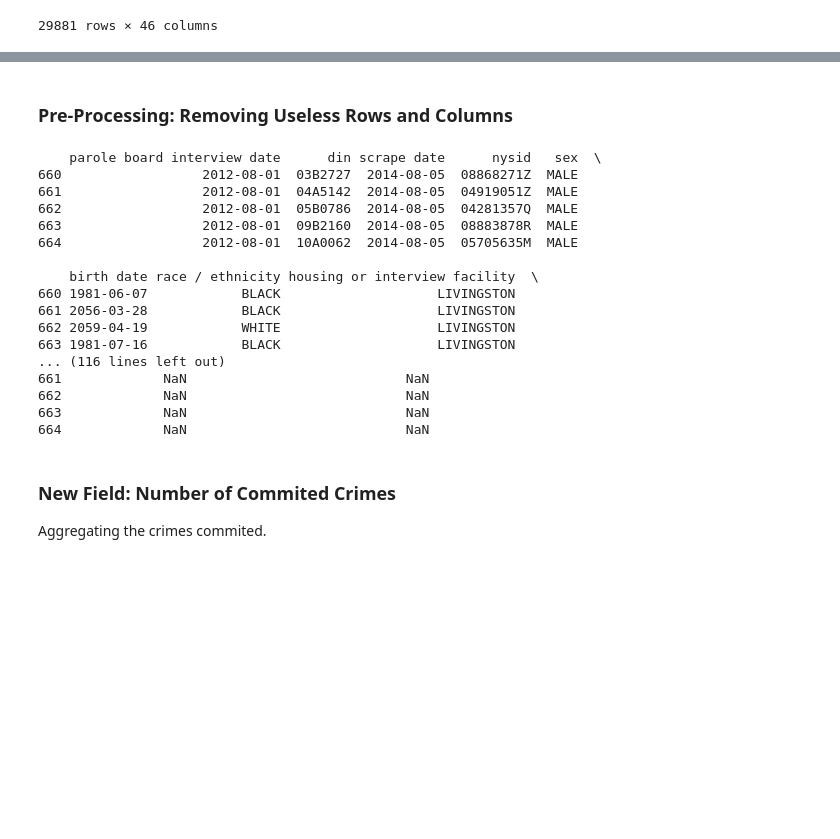
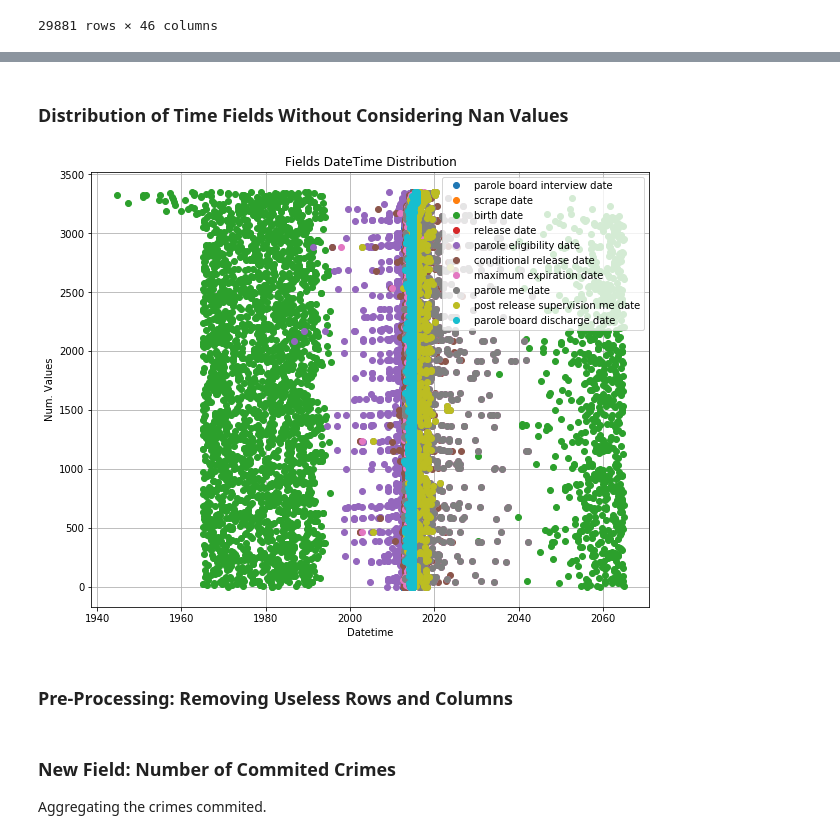
Before and after one commit to lucasgsfelix/Parole-Problem-HCML, a Jupyter notebook: 4-Parole Dataset/Pre-Processing.ipynb, the cells around one changed output, grey strips where cells are left out. Drawn from its saved outputs; the diff is of its cells as text; code cells hidden in the pictures; blank space fills up the shorter version.

```diff
--- a/4-Parole Dataset/Pre-Processing.ipynb
+++ b/4-Parole Dataset/Pre-Processing.ipynb
@@ -160,33 +188,25 @@ parole board discharge date 2012-11-17 00:00:00
+# %% [markdown]
+### Distribution of Time Fields Without Considering Nan Values
+# %%
+date_columns = list(filter(lambda x: 'date' in x, df_complete_date.columns))
+make_graph(df_complete_date, date_columns)
+# %% [output]
+[figure, added]
 # %% [markdown]
 ### Pre-Processing: Removing Useless Rows and Columns
 # %%
-pd.set_option('display.max_columns', 500)
-print(df.head(5))
+# pd.set_option('display.max_columns', 500)
 # removing columns with useless informartion or with many NaN values
-df = df.drop(['year of entry', 'scrape date', 'din', 'nysid'],  axis=1)
+
+crimes = ['crime 5 - crime of conviction', 'crime 5 - class',
+          'crime 5 - county of commitment']
+
+df = df.drop(['year of entry', 'scrape date', 'din', 'nysid'] + crimes,  axis=1)
 # removing instances with NaN values
 columns_instances = ['aggregated minimum sentence', 'aggregated maximum sentence']
 df.dropna(axis=0, subset=columns_instances, inplace=True)
 for feature in columns_instances:
     df = df[df[feature].str.contains("-")]
-# %% [output]
-    parole board interview date      din scrape date      nysid   sex  \
-660                  2012-08-01  03B2727  2014-08-05  08868271Z  MALE
-661                  2012-08-01  04A5142  2014-08-05  04919051Z  MALE
-662                  2012-08-01  05B0786  2014-08-05  04281357Q  MALE
-663                  2012-08-01  09B2160  2014-08-05  08883878R  MALE
-664                  2012-08-01  10A0062  2014-08-05  05705635M  MALE
-
-    birth date race / ethnicity housing or interview facility  \
-660 1981-06-07            BLACK                    LIVINGSTON
-661 2056-03-28            BLACK                    LIVINGSTON
-662 2059-04-19            WHITE                    LIVINGSTON
-663 1981-07-16            BLACK                    LIVINGSTON
-... (116 lines left out)
-661             NaN                            NaN
-662             NaN                            NaN
-663             NaN                            NaN
-664             NaN                            NaN
 # %% [markdown]
 ### New Field: Number of Commited Crimes
 
```
Also changed, not shown: parts of 32 cells of this notebook.
